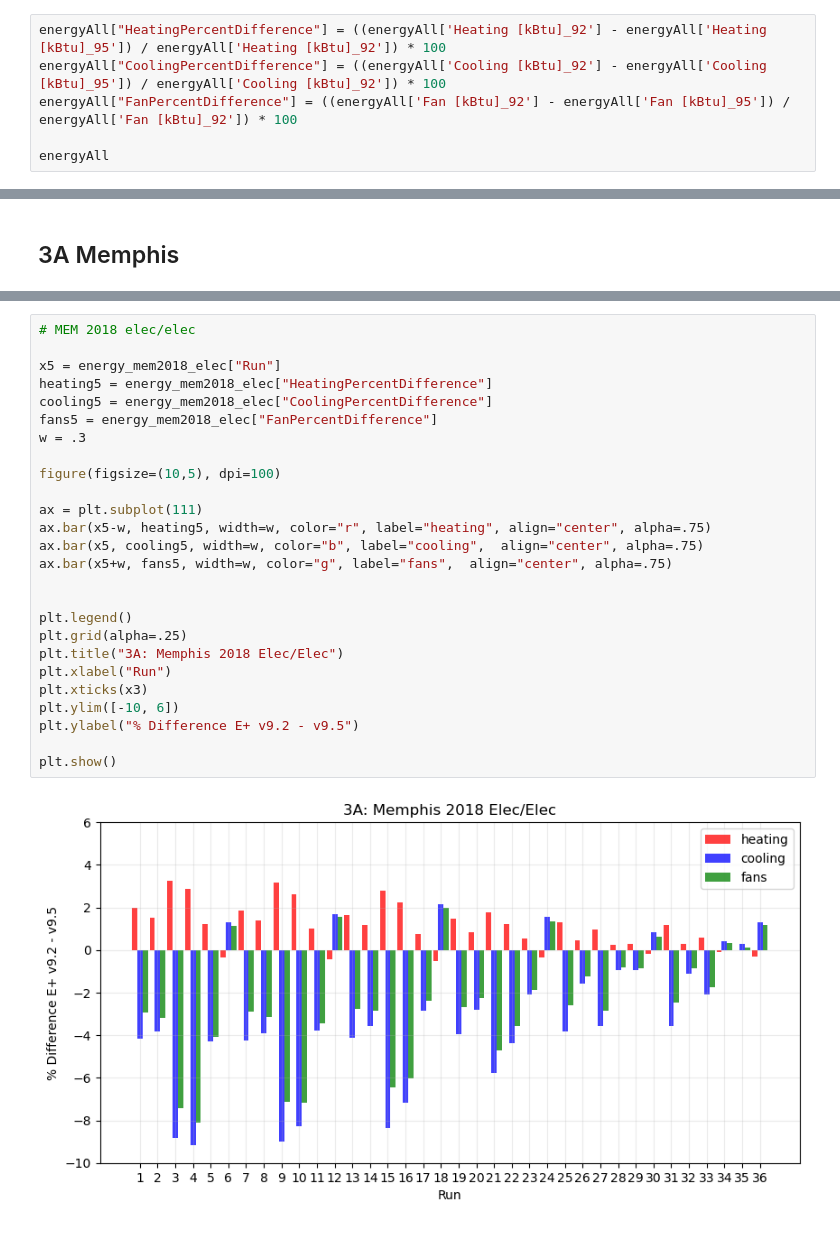
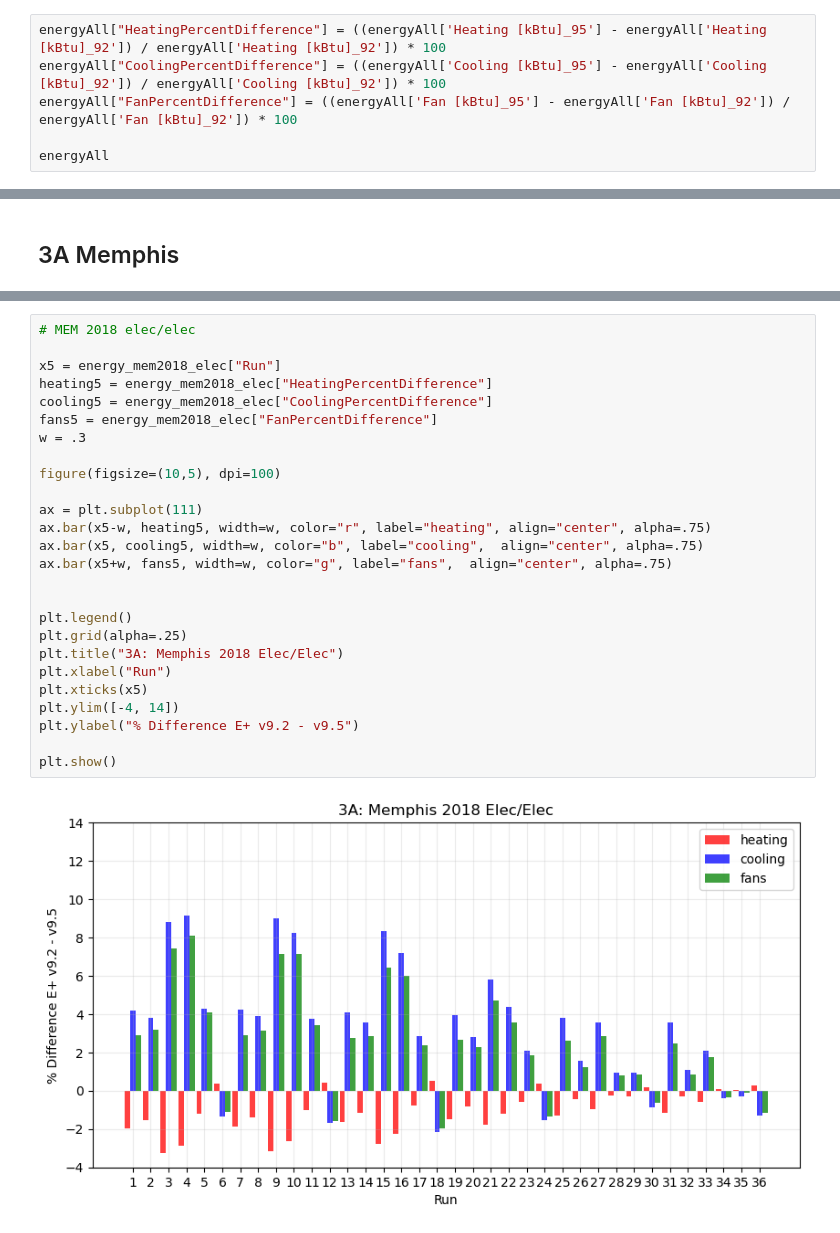
Before and after one commit to klharp/AE_Analysis, a Jupyter notebook: VersionAnalysis3A.ipynb, the cells around one changed output, grey strips where cells are left out. Drawn from its saved outputs; the diff is of its cells as text.

Commit message:
all charting, still troubleshooting Baltimore 2018 gas

```diff
--- a/VersionAnalysis3A.ipynb
+++ b/VersionAnalysis3A.ipynb
@@ -117,9 +117,9 @@ energyAll
 # %% [markdown]
 ## Find the percent difference from 9.2 to 9.5
 # %%
-energyAll["HeatingPercentDifference"] = ((energyAll['Heating [kBtu]_92'] - energyAll['Heating [kBtu]_95']) / energyAll['Heating [kBtu]_92']) * 100
-energyAll["CoolingPercentDifference"] = ((energyAll['Cooling [kBtu]_92'] - energyAll['Cooling [kBtu]_95']) / energyAll['Cooling [kBtu]_92']) * 100
-energyAll["FanPercentDifference"] = ((energyAll['Fan [kBtu]_92'] - energyAll['Fan [kBtu]_95']) / energyAll['Fan [kBtu]_92']) * 100
+energyAll["HeatingPercentDifference"] = ((energyAll['Heating [kBtu]_95'] - energyAll['Heating [kBtu]_92']) / energyAll['Heating [kBtu]_92']) * 100
+energyAll["CoolingPercentDifference"] = ((energyAll['Cooling [kBtu]_95'] - energyAll['Cooling [kBtu]_92']) / energyAll['Cooling [kBtu]_92']) * 100
+energyAll["FanPercentDifference"] = ((energyAll['Fan [kBtu]_95'] - energyAll['Fan [kBtu]_92']) / energyAll['Fan [kBtu]_92']) * 100
 
 energyAll
 # %% [output]
@@ -294,31 +283,31 @@ plt.show()
 # %%
 # MEM 2018 elec/elec
 
 x5 = energy_mem2018_elec["Run"]
 heating5 = energy_mem2018_elec["HeatingPercentDifference"]
 cooling5 = energy_mem2018_elec["CoolingPercentDifference"]
 fans5 = energy_mem2018_elec["FanPercentDifference"]
 w = .3
 
 figure(figsize=(10,5), dpi=100)
 
 ax = plt.subplot(111)
 ax.bar(x5-w, heating5, width=w, color="r", label="heating", align="center", alpha=.75)
 ax.bar(x5, cooling5, width=w, color="b", label="cooling",  align="center", alpha=.75)
 ax.bar(x5+w, fans5, width=w, color="g", label="fans",  align="center", alpha=.75)
 
 
 plt.legend()
 plt.grid(alpha=.25)
 plt.title("3A: Memphis 2018 Elec/Elec")
 plt.xlabel("Run")
-plt.xticks(x3)
-plt.ylim([-10, 6])
+plt.xticks(x5)
+plt.ylim([-4, 14])
 plt.ylabel("% Difference E+ v9.2 - v9.5")
 
 plt.show()
 # %% [output]
-[figure, old version]
+[figure, new version]
 # %%
 # MEM 2018 gas/elec
 
```
Also changed, not shown: parts of 9 cells of this notebook, 3 other files.
